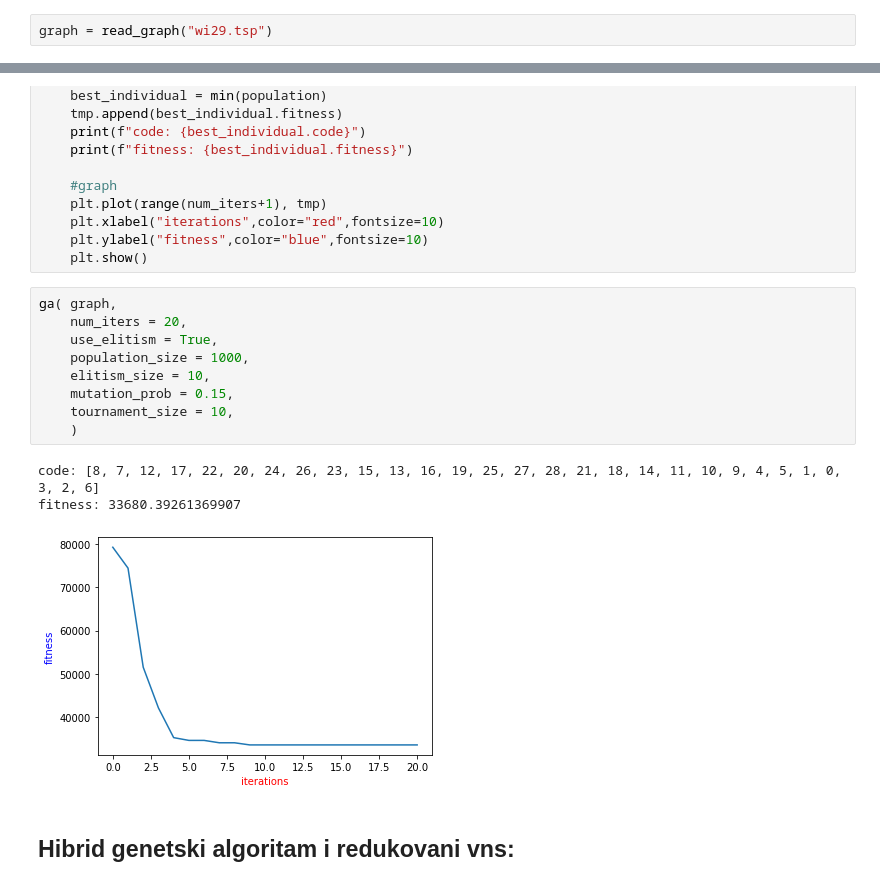
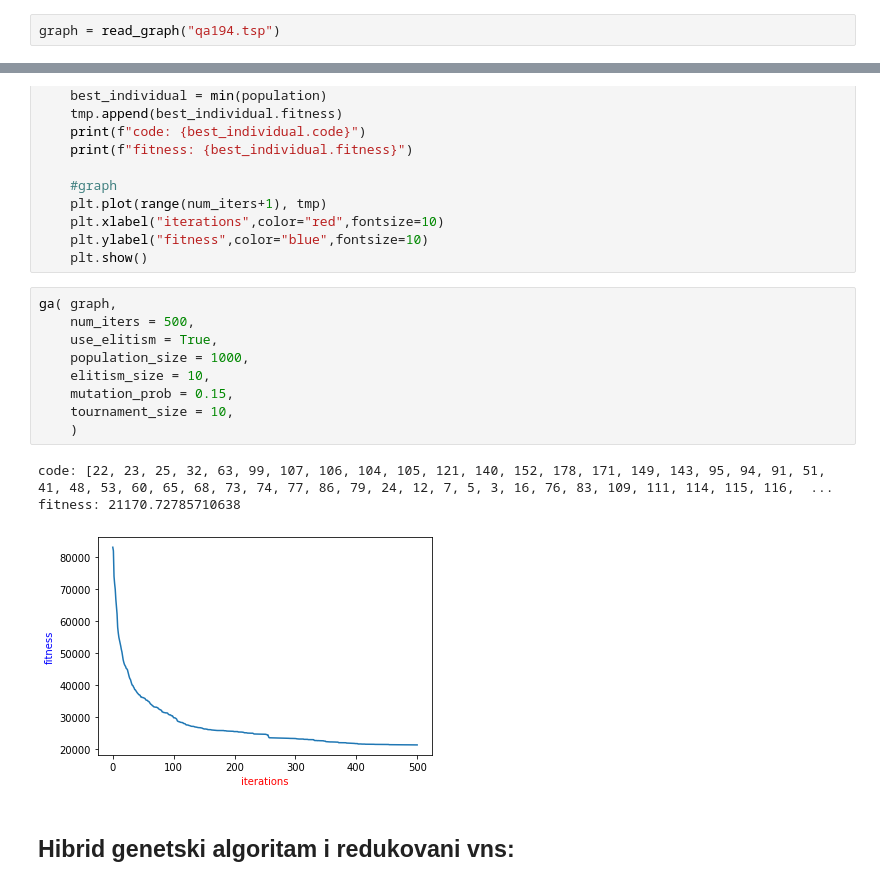
Before and after one commit to mkordic/ga_vns_hybrid, a Jupyter notebook: ga_vns_hybrid.ipynb, the cells around one changed output, grey strips where cells are left out. Saved outputs shown, nothing was run; the diff lists cells and outputs as text.

```diff
--- a/ga_vns_hybrid.ipynb
+++ b/ga_vns_hybrid.ipynb
@@ -31,7 +31,7 @@ def read_graph(file_path):
 
         return g
 # %%
-graph = read_graph("wi29.tsp")
+graph = read_graph("qa194.tsp")
 # %%
 graph[0][1]["distance"]
 # %% [output]
@@ -309,17 +302,17 @@ def ga(g,num_iters, use_elitism, elitism_size, mutation_prob, tournament_size, p
     plt.show()
 # %%
 ga( graph,
-    num_iters = 20,
+    num_iters = 500,
     use_elitism = True,
     population_size = 1000,
     elitism_size = 10,
     mutation_prob = 0.15,
     tournament_size = 10,
     )
 # %% [output]
-code: [8, 7, 12, 17, 22, 20, 24, 26, 23, 15, 13, 16, 19, 25, 27, 28, 21, 18, 14, 11, 10, 9, 4, 5, 1, 0, 3, 2, 6]
-fitness: 33680.39261369907
+code: [22, 23, 25, 32, 63, 99, 107, 106, 104, 105, 121, 140, 152, 178, 171, 149, 143, 95, 94, 91, 51, 41, 48, 53, 60, 65, 68, 73, 74, 77, 86, 79, 24, 12, 7, 5, 3, 16, 76, 83, 109, 111, 114, 115, 116,  ...
+fitness: 21170.72785710638
-[figure, old version]
+[figure, new version]
 # %% [markdown]
 ## Hibrid genetski algoritam i redukovani vns:
 # %%
```
Also changed, not shown: parts of 13 cells of this notebook.
